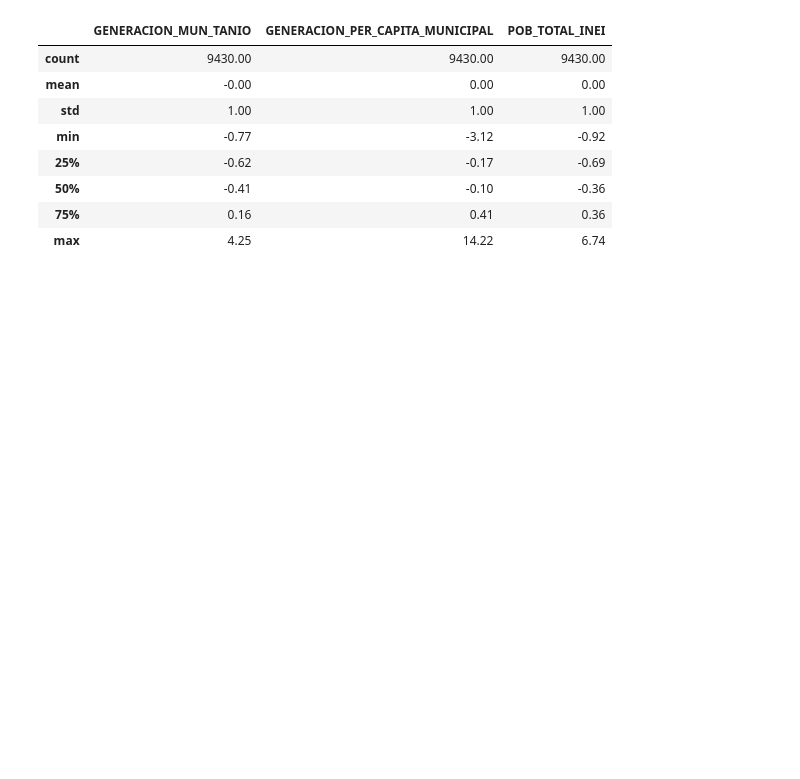
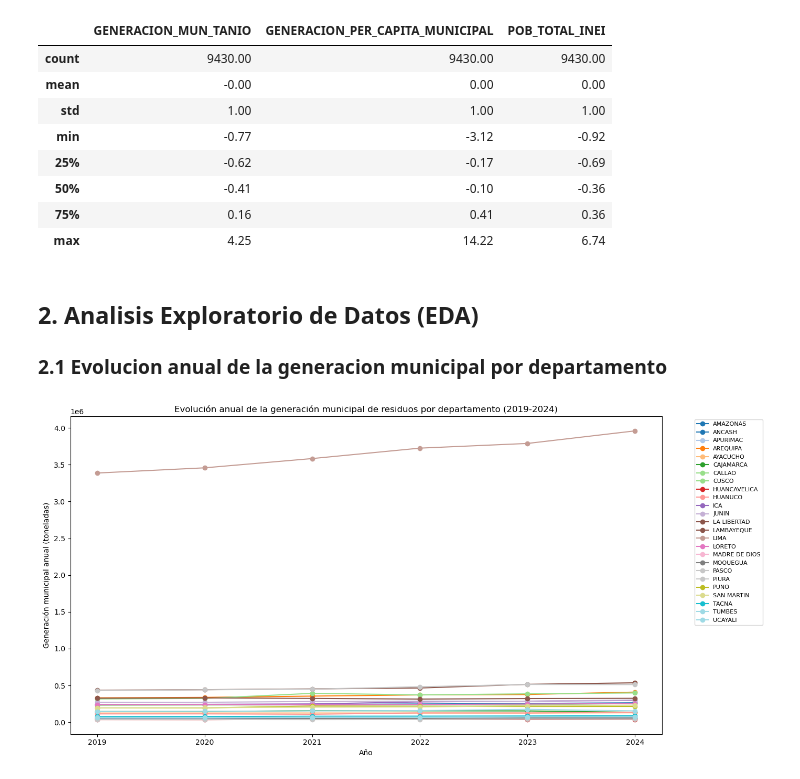
Before and after one commit to daJackLy/agente_residuos, a Jupyter notebook: agente_residuos.ipynb, the cells around one changed output. Drawn from its saved outputs; the diff is of its cells as text; code cells hidden in the pictures; blank space fills up the shorter version.

```diff
--- a/agente_residuos.ipynb
+++ b/agente_residuos.ipynb
@@ -29,6 +29,13 @@ print(df.columns.tolist())
 print("\n")
 
 df.info()
+
+# Limpieza de texto en columnas categóricas (espacios y mayúsculas inconsistentes)
+for col in ["DEPARTAMENTO", "PROVINCIA", "DISTRITO", "REGION_NATURAL", "TIPO_MUNICIPALIDAD"]:
+    df[col] = df[col].str.strip().str.upper()
+
+print("Departamentos únicos:", df["DEPARTAMENTO"].nunique())
+print(sorted(df["DEPARTAMENTO"].unique()))
 # %% [output]
 Dimensiones del dataset: (11310, 18)
 
@@ -164,3 +181,26 @@ tabla_normalizacion
 | 50% | -0.41 | -0.10 | -0.36 |
 | 75% | 0.16 | 0.41 | 0.36 |
 | max | 4.25 | 14.22 | 6.74 |
+# %% [markdown]
+## 2. Analisis Exploratorio de Datos (EDA)
+### 2.1 Evolucion anual de la generacion municipal por departamento
+# %%
+import matplotlib.cm as cm
+
+generacion_anual_depto = df.groupby(["ANIO", "DEPARTAMENTO"])["GENERACION_MUN_TANIO"].sum().reset_index()
+departamentos = generacion_anual_depto["DEPARTAMENTO"].unique()
+colores = cm.get_cmap("tab20", len(departamentos))
+
+plt.figure(figsize=(14, 7))
+for i, depto in enumerate(departamentos):
+    datos_depto = generacion_anual_depto[generacion_anual_depto["DEPARTAMENTO"] == depto]
+    plt.plot(datos_depto["ANIO"], datos_depto["GENERACION_MUN_TANIO"], marker="o", label=depto, color=colores(i))
+
+plt.title("Evolución anual de la generación municipal de residuos por departamento (2019-2024)")
+plt.xlabel("Año")
+plt.ylabel("Generación municipal anual (toneladas)")
+plt.legend(bbox_to_anchor=(1.05, 1), loc="upper left", fontsize=8)
+plt.tight_layout()
+plt.show()
+# %% [output]
+[figure, added]
```
Also changed, not shown: parts of 10 cells of this notebook.
